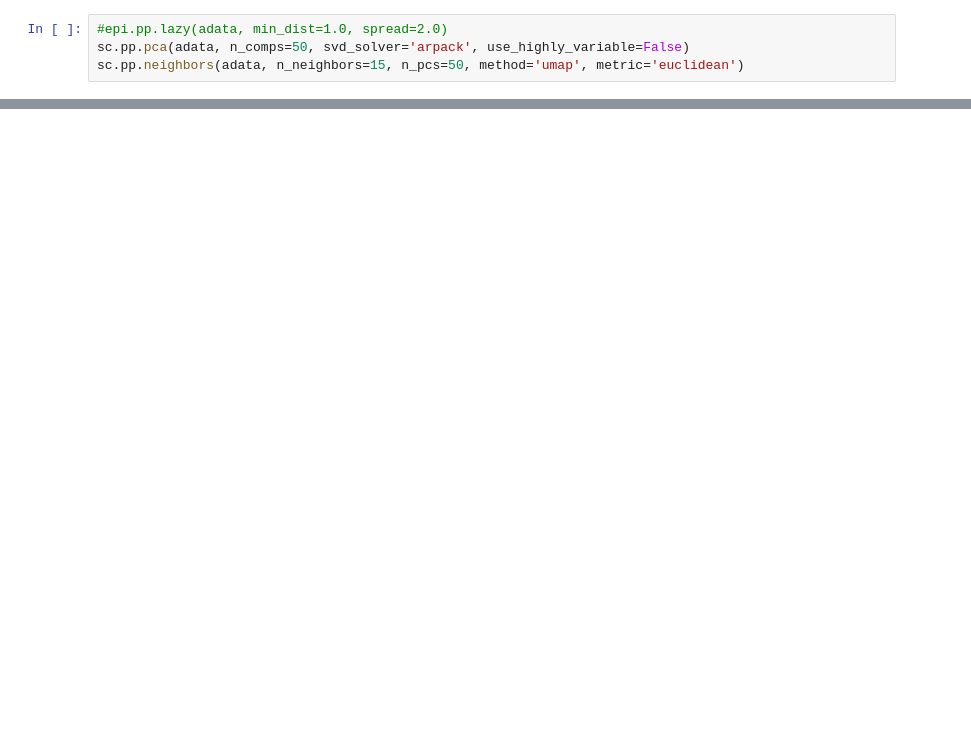
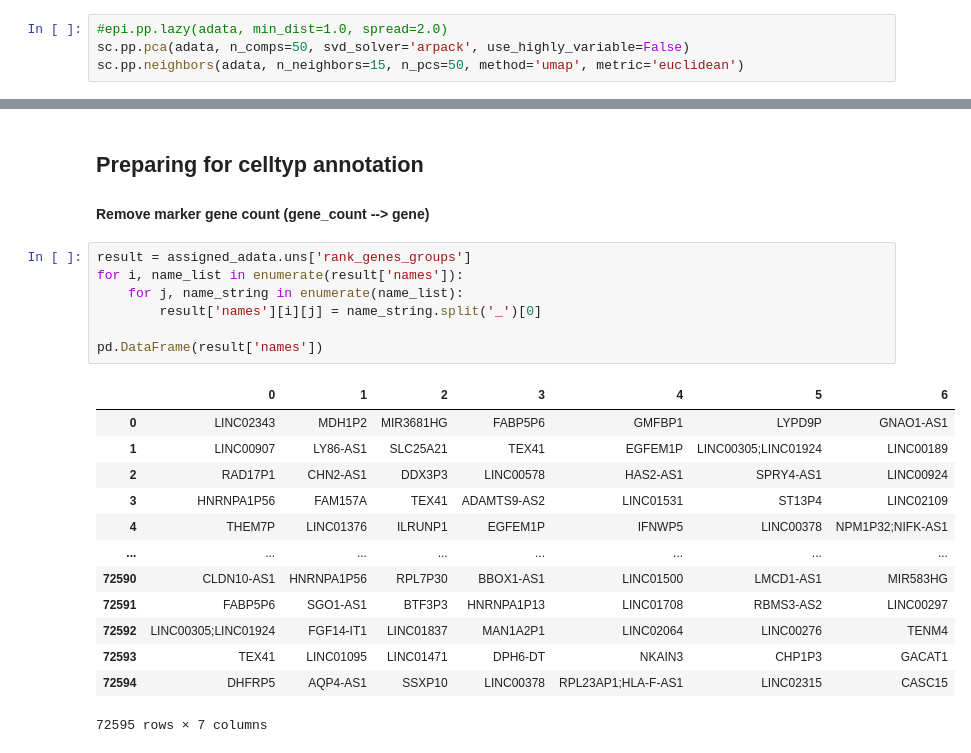
Before and after one commit to loosolab/Datenanalyse-2021, a Jupyter notebook: wp1/preprocessing/complete_liver_preprocessing1.8.ipynb, the cells around one changed output, grey strips where cells are left out. Drawn from its saved outputs; the diff is of its cells as text; blank space fills up the shorter version.

```diff
--- a/wp1/preprocessing/complete_liver_preprocessing1.8.ipynb
+++ b/wp1/preprocessing/complete_liver_preprocessing1.8.ipynb
@@ -224,0 +158,24 @@ len(adata.uns['rank_features_groups']['names'])
+# %% [markdown]
+## Preparing for celltyp annotation ##
+#### Remove marker gene count (gene_count --> gene) ####
+# %%
+result = assigned_adata.uns['rank_genes_groups']
+for i, name_list in enumerate(result['names']):
+    for j, name_string in enumerate(name_list):
+        result['names'][i][j] = name_string.split('_')[0]
+
+pd.DataFrame(result['names'])
+# %% [output]
+|  | 0 | 1 | 2 | 3 | 4 | 5 | 6 |
+| 0 | LINC02343 | MDH1P2 | MIR3681HG | FABP5P6 | GMFBP1 | LYPD9P | GNAO1-AS1 |
+| 1 | LINC00907 | LY86-AS1 | SLC25A21 | TEX41 | EGFEM1P | LINC00305;LINC01924 | LINC00189 |
+| 2 | RAD17P1 | CHN2-AS1 | DDX3P3 | LINC00578 | HAS2-AS1 | SPRY4-AS1 | LINC00924 |
+| 3 | HNRNPA1P56 | FAM157A | TEX41 | ADAMTS9-AS2 | LINC01531 | ST13P4 | LINC02109 |
+| 4 | THEM7P | LINC01376 | ILRUNP1 | EGFEM1P | IFNWP5 | LINC00378 | NPM1P32;NIFK-AS1 |
+| ... | ... | ... | ... | ... | ... | ... | ... |
+| 72590 | CLDN10-AS1 | HNRNPA1P56 | RPL7P30 | BBOX1-AS1 | LINC01500 | LMCD1-AS1 | MIR583HG |
+| 72591 | FABP5P6 | SGO1-AS1 | BTF3P3 | HNRNPA1P13 | LINC01708 | RBMS3-AS2 | LINC00297 |
+| 72592 | LINC00305;LINC01924 | FGF14-IT1 | LINC01837 | MAN1A2P1 | LINC02064 | LINC00276 | TENM4 |
+| 72593 | TEX41 | LINC01095 | LINC01471 | DPH6-DT | NKAIN3 | CHP1P3 | GACAT1 |
+| 72594 | DHFRP5 | AQP4-AS1 | SSXP10 | LINC00378 | RPL23AP1;HLA-F-AS1 | LINC02315 | CASC15 |
+72595 rows × 7 columns
```
Also changed, not shown: parts of 59 cells of this notebook, 1 other file.
